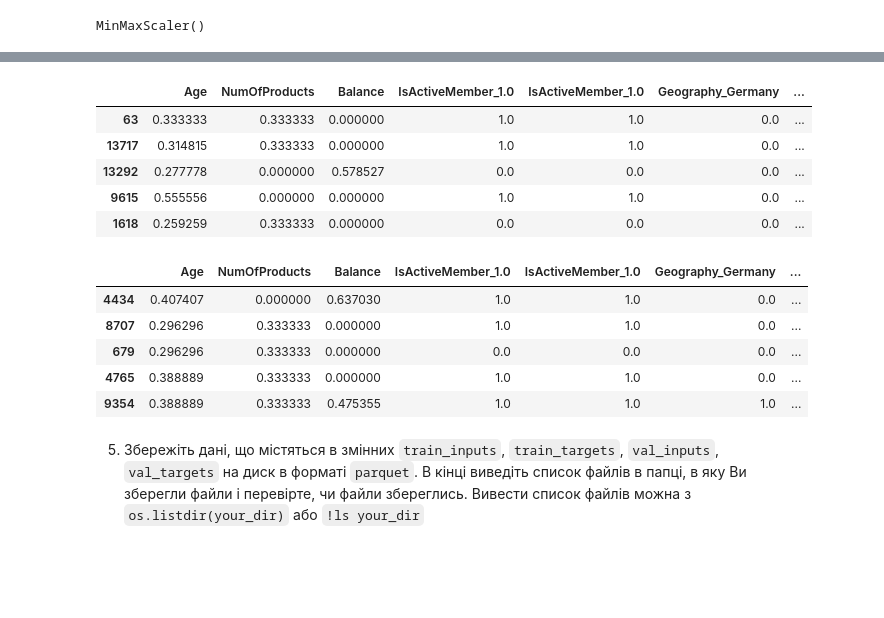
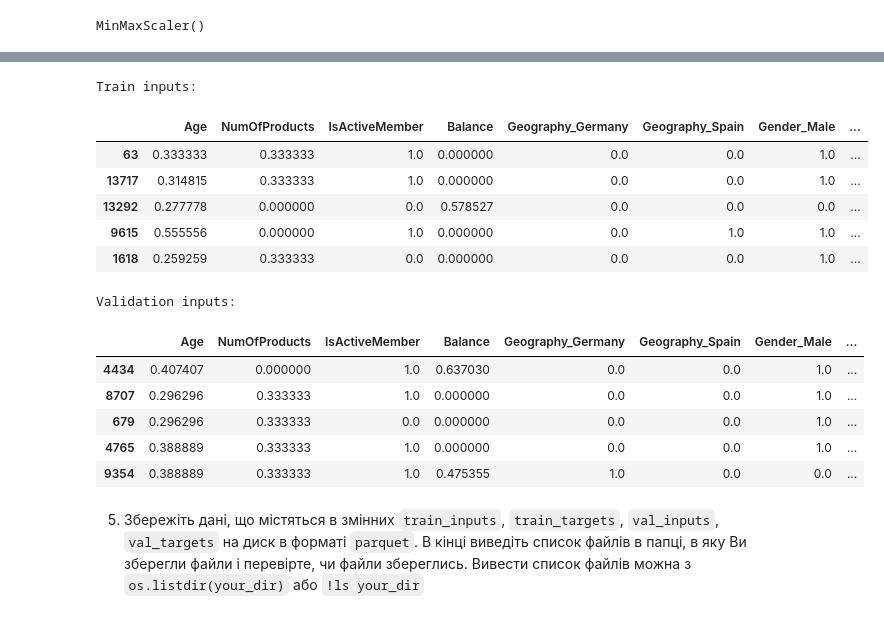
Before and after one commit to o-semenkova/ml_home_tasks, a Jupyter notebook: HW_2_2_Логістична_регресія_з_scikit_learn.ipynb, the cells around one changed output, grey strips where cells are left out. Cells and saved outputs as stored; diff of their text form; code cells hidden in the pictures; blank space fills up the shorter version.

```diff
--- a/HW_2_2_Логістична_регресія_з_scikit_learn.ipynb
+++ b/HW_2_2_Логістична_регресія_з_scikit_learn.ipynb
@@ -294,5 +311,5 @@ plt.show()
 # %%
-significant_cat_features = ['IsActiveMember', 'Geography', 'Gender', 'ProductGroup']
+significant_cat_features = ['Geography', 'Gender', 'ProductGroup']
 significant_features = significant_num_features + significant_cat_features
 # %%
 train_inputs = train_df[significant_features].copy()
@@ -322,9 +321,11 @@ val_inputs.head()
 # %%
 scaler = MinMaxScaler()
-numeric_cols = train_inputs.select_dtypes(include=np.number).columns.tolist()
-scaler.fit(train_inputs[numeric_cols])
+train_inputs = train_inputs.loc[:, ~train_inputs.columns.duplicated()]
+scaler.fit(train_inputs[significant_num_features])
 # %% [output]
 MinMaxScaler()
 # %%
-train_inputs[numeric_cols] = scaler.transform(train_inputs[numeric_cols])
-val_inputs[numeric_cols] = scaler.transform(val_inputs[numeric_cols])
+train_inputs[significant_num_features] = scaler.transform(train_inputs[significant_num_features])
+
+val_inputs = val_inputs.loc[:, ~val_inputs.columns.duplicated()]
+val_inputs[significant_num_features] = scaler.transform(val_inputs[significant_num_features])
@@ -353,24 +345,27 @@ encoded_df = pd.DataFrame(encoded_array, columns=encoded_cols, index=val_inputs.
 
 # З'єднання з оригінальним датафреймом:
 val_inputs = pd.concat([val_inputs.drop(columns=significant_cat_features), encoded_df], axis=1)
-# %%
-train_inputs.head()
-# %% [output]
-|  | Age | NumOfProducts | Balance | IsActiveMember_1.0 | IsActiveMember_1.0 | Geography_Germany | ... |
-| 63 | 0.333333 | 0.333333 | 0.000000 | 1.0 | 1.0 | 0.0 | ... |
-| 13717 | 0.314815 | 0.333333 | 0.000000 | 1.0 | 1.0 | 0.0 | ... |
-| 13292 | 0.277778 | 0.000000 | 0.578527 | 0.0 | 0.0 | 0.0 | ... |
-| 9615 | 0.555556 | 0.000000 | 0.000000 | 1.0 | 1.0 | 0.0 | ... |
-| 1618 | 0.259259 | 0.333333 | 0.000000 | 0.0 | 0.0 | 0.0 | ... |
-# %%
-val_inputs.head()
-# %% [output]
-|  | Age | NumOfProducts | Balance | IsActiveMember_1.0 | IsActiveMember_1.0 | Geography_Germany | ... |
-| 4434 | 0.407407 | 0.000000 | 0.637030 | 1.0 | 1.0 | 0.0 | ... |
-| 8707 | 0.296296 | 0.333333 | 0.000000 | 1.0 | 1.0 | 0.0 | ... |
-| 679 | 0.296296 | 0.333333 | 0.000000 | 0.0 | 0.0 | 0.0 | ... |
-| 4765 | 0.388889 | 0.333333 | 0.000000 | 1.0 | 1.0 | 0.0 | ... |
-| 9354 | 0.388889 | 0.333333 | 0.475355 | 1.0 | 1.0 | 1.0 | ... |
+# %%
+print("Train inputs:")
+display(train_inputs.head())
+
+print("Validation inputs:")
+display(val_inputs.head())
+# %% [output]
+Train inputs:
+|  | Age | NumOfProducts | IsActiveMember | Balance | Geography_Germany | Geography_Spain | Gender_Male | ... |
+| 63 | 0.333333 | 0.333333 | 1.0 | 0.000000 | 0.0 | 0.0 | 1.0 | ... |
+| 13717 | 0.314815 | 0.333333 | 1.0 | 0.000000 | 0.0 | 0.0 | 1.0 | ... |
+| 13292 | 0.277778 | 0.000000 | 0.0 | 0.578527 | 0.0 | 0.0 | 0.0 | ... |
+| 9615 | 0.555556 | 0.000000 | 1.0 | 0.000000 | 0.0 | 1.0 | 1.0 | ... |
+| 1618 | 0.259259 | 0.333333 | 0.0 | 0.000000 | 0.0 | 0.0 | 1.0 | ... |
+Validation inputs:
+|  | Age | NumOfProducts | IsActiveMember | Balance | Geography_Germany | Geography_Spain | Gender_Male | ... |
+| 4434 | 0.407407 | 0.000000 | 1.0 | 0.637030 | 0.0 | 0.0 | 1.0 | ... |
+| 8707 | 0.296296 | 0.333333 | 1.0 | 0.000000 | 0.0 | 0.0 | 1.0 | ... |
+| 679 | 0.296296 | 0.333333 | 0.0 | 0.000000 | 0.0 | 0.0 | 1.0 | ... |
+| 4765 | 0.388889 | 0.333333 | 1.0 | 0.000000 | 0.0 | 0.0 | 1.0 | ... |
+| 9354 | 0.388889 | 0.333333 | 1.0 | 0.475355 | 1.0 | 0.0 | 0.0 | ... |
 # %% [markdown]
 5. Збережіть дані, що містяться в змінних `train_inputs`, `train_targets`, `val_inputs`, `val_targets` на диск в форматі `parquet`. В кінці виведіть список файлів в папці, в яку Ви зберегли файли і перевірте, чи файли збереглись. Вивести список файлів можна з `os.listdir(your_dir)` або `!ls your_dir`
 # %%
```
Also changed, not shown: parts of 29 cells of this notebook.
